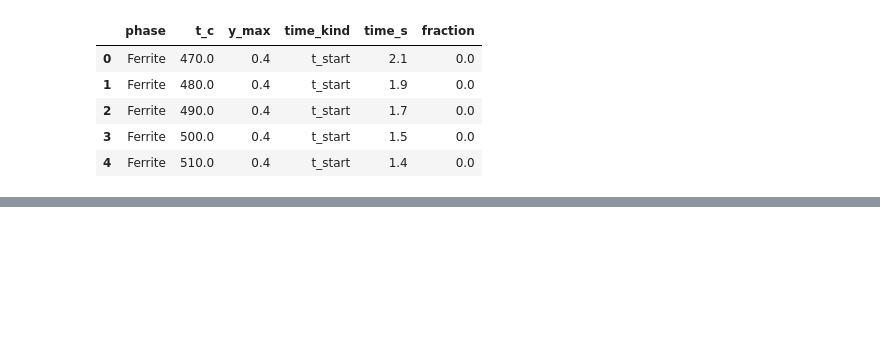
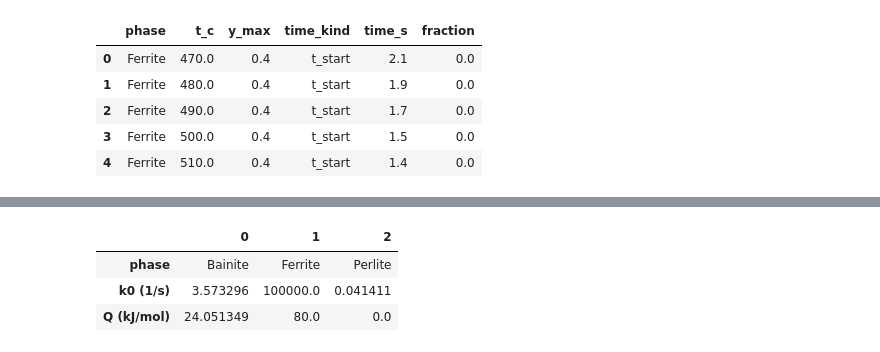
Before and after one commit to Akash-D-wivedi/phase-transformation-jmak, a Jupyter notebook: notebooks/analysis.ipynb, the cells around one changed output, grey strips where cells are left out. Cells and saved outputs as stored; diff of their text form; code cells hidden in the pictures; blank space fills up the shorter version.

```diff
--- a/notebooks/analysis.ipynb
+++ b/notebooks/analysis.ipynb
@@ -100,0 +135,28 @@ for phase in results:
+# %%
+results = {}
+for phase, grp in tidy.groupby("phase"):
+    Ts = np.sort(grp["t_c"].unique())
+
+    # helpers to pack/unpack parameters
+    def pack(n, logk):        return np.r_[n, logk]
+    def unpack(p):
+        n_fit = p[0]
+        kdict = dict(zip(Ts, np.exp(p[1:])))
+        return n_fit, kdict
+
+    # initial guess: n=2, k≈1/mean(time)
+    invt = 1.0/ grp.groupby("t_c")["time_s"].mean().reindex(Ts).values
+    p0   = pack(2.0, np.log(np.clip(invt,1e-12,None)))
+
+    def residuals(p):
+        n_fit, kdict = unpack(p)
+        pred = grp.apply(
+            lambda r: r.y_max*(1 - np.exp(-(kdict[r.t_c]*r.time_s)**n_fit)),
+            axis=1
+        )
+        return pred.values - (grp.fraction*grp.y_max).values
+
+    sol = least_squares(residuals, p0, max_nfev=20000)
+    n_fit, kdict = unpack(sol.x)
+    results[phase] = {"n":n_fit, "k_T":kdict}
+    print(f"{phase:10s} n={n_fit:.2f}  k-range={min(kdict.values()):.2e}–{max(kdict.values()):.2e}")
@@ -100,0 +192,21 @@ for phase in results:
+# %%
+arr_params = {}
+for phase, info in results.items():
+    Tvals = np.array(list(info["k_T"].keys()))
+    kvals = np.array(list(info["k_T"].values()))
+
+    def arrh(T, k0, Q):
+        return k0 * np.exp(-Q/(R_CONST*(T+273.15)))
+
+    popt, _ = curve_fit(arrh, Tvals, kvals, p0=[1e5,8e4], bounds=(0,[np.inf,np.inf]))
+    arr_params[phase] = {"k0":popt[0], "Q":popt[1]}
+
+pd.DataFrame([
+    {"phase":ph, "k0 (1/s)":v["k0"], "Q (kJ/mol)":v["Q"]/1000}
+    for ph,v in arr_params.items()
+]).T
+# %% [output]
+|  | 0 | 1 | 2 |
+| phase | Bainite | Ferrite | Perlite |
+| k0 (1/s) | 3.573296 | 100000.0 | 0.041411 |
+| Q (kJ/mol) | 24.051349 | 80.0 | 0.0 |
```
Also changed, not shown: parts of 23 cells of this notebook.
